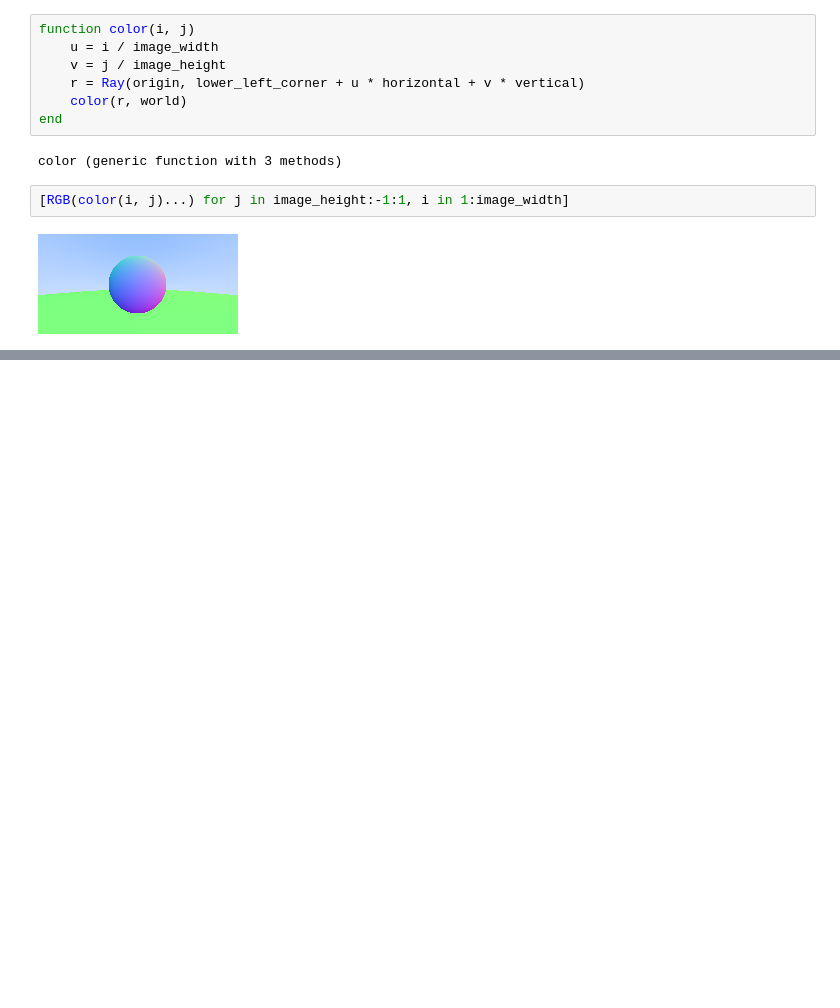
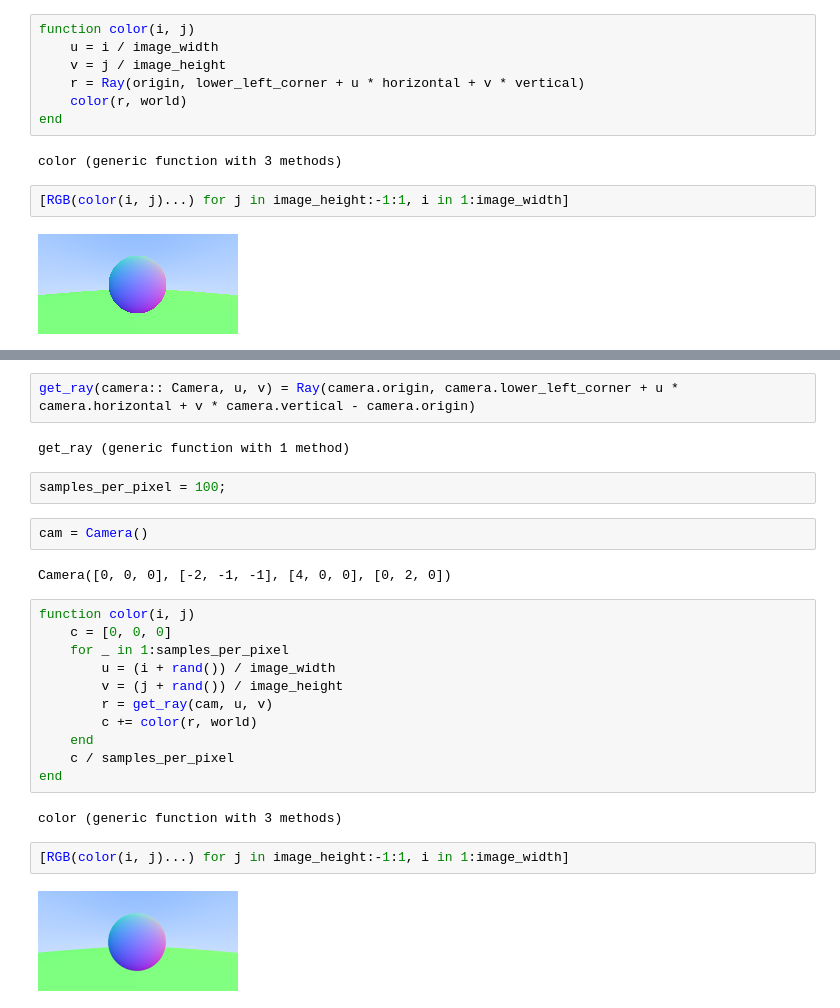
Before and after one commit to shritesh/raytrace, a Jupyter notebook: Raytracing.ipynb, the cells around one changed output, grey strips where cells are left out. Saved outputs shown, nothing was run; the diff lists cells and outputs as text; blank space fills up the shorter version.

```diff
--- a/Raytracing.ipynb
+++ b/Raytracing.ipynb
@@ -257,0 +269,27 @@ color (generic function with 3 methods)
+# %%
+get_ray(camera:: Camera, u, v) = Ray(camera.origin, camera.lower_left_corner + u * camera.horizontal + v * camera.vertical - camera.origin)
+# %% [output]
+get_ray (generic function with 1 method)
+# %%
+samples_per_pixel = 100;
+# %%
+cam = Camera()
+# %% [output]
+Camera([0, 0, 0], [-2, -1, -1], [4, 0, 0], [0, 2, 0])
+# %%
+function color(i, j)
+    c = [0, 0, 0]
+    for _ in 1:samples_per_pixel
+        u = (i + rand()) / image_width
+        v = (j + rand()) / image_height
+        r = get_ray(cam, u, v)
+        c += color(r, world)
+    end
+    c / samples_per_pixel
+end
+# %% [output]
+color (generic function with 3 methods)
+# %%
+[RGB(color(i, j)...) for j in image_height:-1:1, i in 1:image_width]
+# %% [output]
+[figure, added]
```
Also changed, not shown: parts of 2 cells of this notebook.
